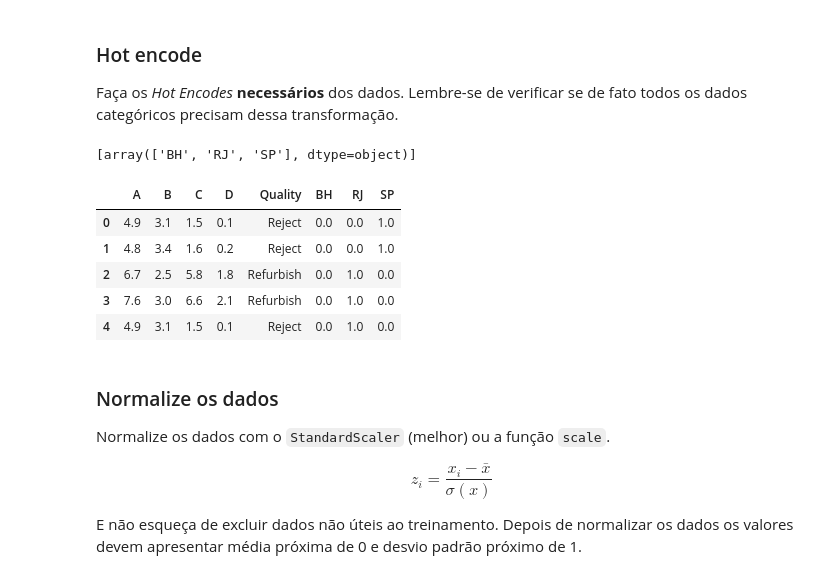
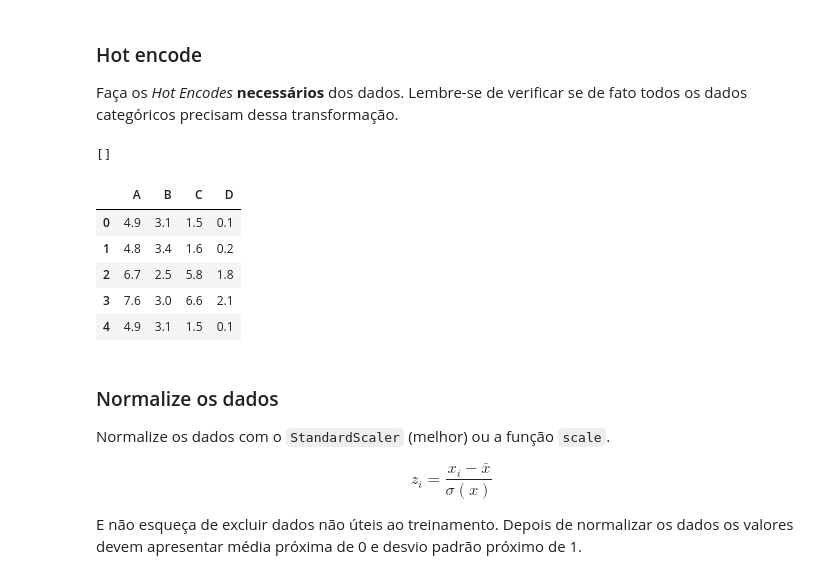
Before and after one commit to RafaelSJ0/Aulas-Mack, a Jupyter notebook: BIG_A3_Classificacao.ipynb, the cells around one changed output. Cells and saved outputs as stored; diff of their text form; code cells hidden in the pictures.

```diff
--- a/BIG_A3_Classificacao.ipynb
+++ b/BIG_A3_Classificacao.ipynb
@@ -56,6 +82,6 @@ Aqui você vai preparar o dado para o uso nos modelos. Você fará a seleção d
 Elimine atributos que não fazem parte do treinamento.
 # %%
 # seu código
-
-df = df.drop(columns= ... )
+colunas_para_remover = ['id', 'Quality', 'Unit']
+df = df.drop(columns=colunas_para_remover)
 df.head()
@@ -66,7 +99,7 @@ Verifique as presença de valores ausentes e, se houverem, subtitua pelo valor m
 # %%
 # seu código
 
-df[...] = df[...].fillna( ... )
+df= df.fillna(df.mean())
 
 df.isnull().sum()
 # %% [output]
@@ -84,24 +115,23 @@ Faça os *Hot Encodes* **necessários** dos dados. Lembre-se de verificar se de
 # %%
 # seu código
 
 from sklearn.preprocessing import OneHotEncoder, LabelEncoder
-
-hot_encode = OneHotEncoder(handle_unknown='ignore')
-hot_encode = hot_encode.fit(df[[  ...  ]])
-
+colunas_categoricas = df.select_dtypes(include=['object']).columns.tolist()
+hot_encode = OneHotEncoder(handle_unknown='ignore', sparse=False)
+df_encoded = pd.DataFrame(hot_encode.fit_transform(df[colunas_categoricas]))
+df = pd.concat([df, df_encoded], axis=1)
+df = df.drop(columns=colunas_categoricas)
 display(hot_encode.categories_)
 
-df = ...
-
 df.head()
 # %% [output]
-[array(['BH', 'RJ', 'SP'], dtype=object)]
+[]
-|  | A | B | C | D | Quality | BH | RJ | SP |
-| 0 | 4.9 | 3.1 | 1.5 | 0.1 | Reject | 0.0 | 0.0 | 1.0 |
-| 1 | 4.8 | 3.4 | 1.6 | 0.2 | Reject | 0.0 | 0.0 | 1.0 |
-| 2 | 6.7 | 2.5 | 5.8 | 1.8 | Refurbish | 0.0 | 1.0 | 0.0 |
-| 3 | 7.6 | 3.0 | 6.6 | 2.1 | Refurbish | 0.0 | 1.0 | 0.0 |
-| 4 | 4.9 | 3.1 | 1.5 | 0.1 | Reject | 0.0 | 1.0 | 0.0 |
+|  | A | B | C | D |
+| 0 | 4.9 | 3.1 | 1.5 | 0.1 |
+| 1 | 4.8 | 3.4 | 1.6 | 0.2 |
+| 2 | 6.7 | 2.5 | 5.8 | 1.8 |
+| 3 | 7.6 | 3.0 | 6.6 | 2.1 |
+| 4 | 4.9 | 3.1 | 1.5 | 0.1 |
 # %% [markdown]
 ### Normalize os dados
 
```
Also changed, not shown: parts of 3 cells of this notebook.
